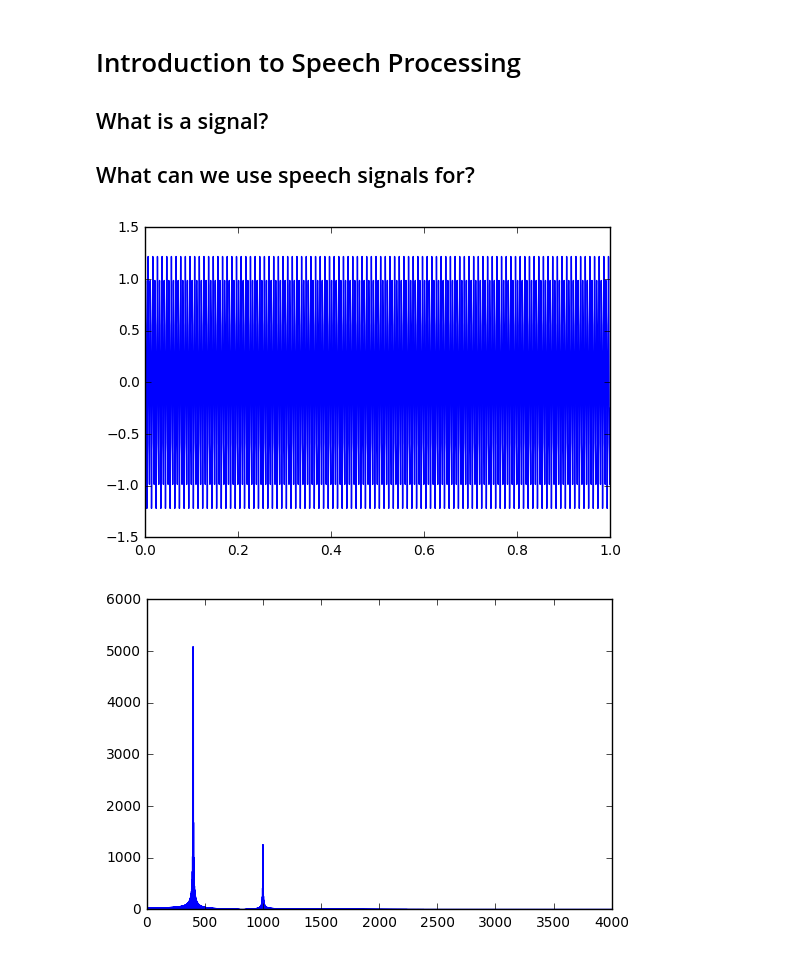
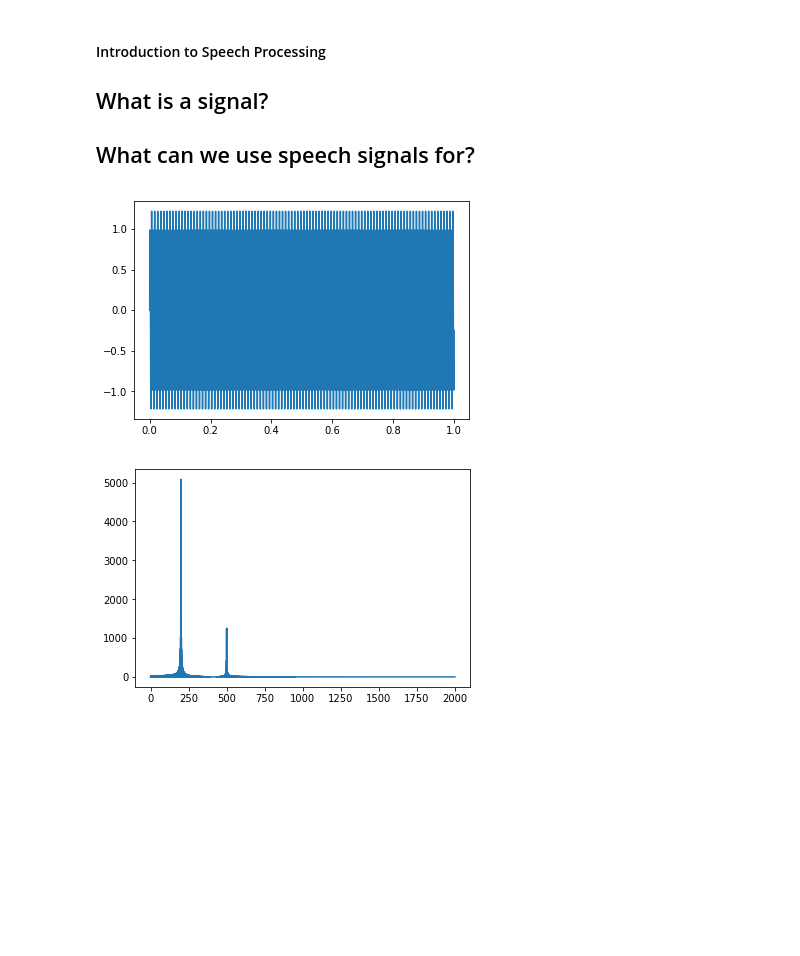
Before and after one commit to gokulchittaranjan/ASRChatBotPython, a Jupyter notebook: speech_processing.ipynb, the cells around one changed output. Saved outputs shown, nothing was run; the diff lists cells and outputs as text; code cells hidden in the pictures; blank space fills up the shorter version.

```diff
--- a/speech_processing.ipynb
+++ b/speech_processing.ipynb
@@ -1,5 +1,5 @@
 # %% [markdown]
-# Introduction to Speech Processing
+#### Introduction to Speech Processing
 
 ## What is a signal?
 
@@ -31,7 +31,8 @@ class AudioManager:
 
     def record(self, duration=1, filter_silence=True, wait_for_kb=True):
         if wait_for_kb:
-            x = input("Press Enter to start recording...")
+            #x = input("Press Enter to start recording...") # Python3
+            x = raw_input("Press Enter to start recording...")
         p = pyaudio.PyAudio()
         stream = p.open(format=self.fmt,
                         channels=self.channels,
@@ -106,7 +107,7 @@ def plot_fft(y, fs):
 
     n = len(y) # length of the signal
     k = np.arange(n)
-    T = n/fs
+    T = 2*n/float(fs)
     frq = k/T # two sides frequency range
     frq = frq[range(int(n/2))] # one side frequency range
 
@@ -117,21 +118,22 @@ def plot_fft(y, fs):
 # %%
 from scipy import signal, fftpack
 import matplotlib.pyplot as plt
 import numpy as np
 import math
 
 if __name__=="__main__":
     # Concept of normalized time and frequency...
     fs = 8000
-    Ts = 1/fs
+    Ts = 1/float(fs)
+
     t = np.arange(0, 1, Ts)
     y = np.sin(2*np.pi*200*t) + 0.25*np.sin(2*np.pi*500*t)#+ np.tan(t + 0.5) + 2*np.cos(t + 0.5)
     plt.plot(t, y)
     plt.show()
     plot_fft(y, fs)
 # %% [output]
-[figure, old version]
+[figure, new version]
-[figure, old version]
+[figure, new version]
 # %%
 if __name__=="__main__":
     audioManager = AudioManager()
```
Also changed, not shown: parts of 3 cells of this notebook, 3 other files.
